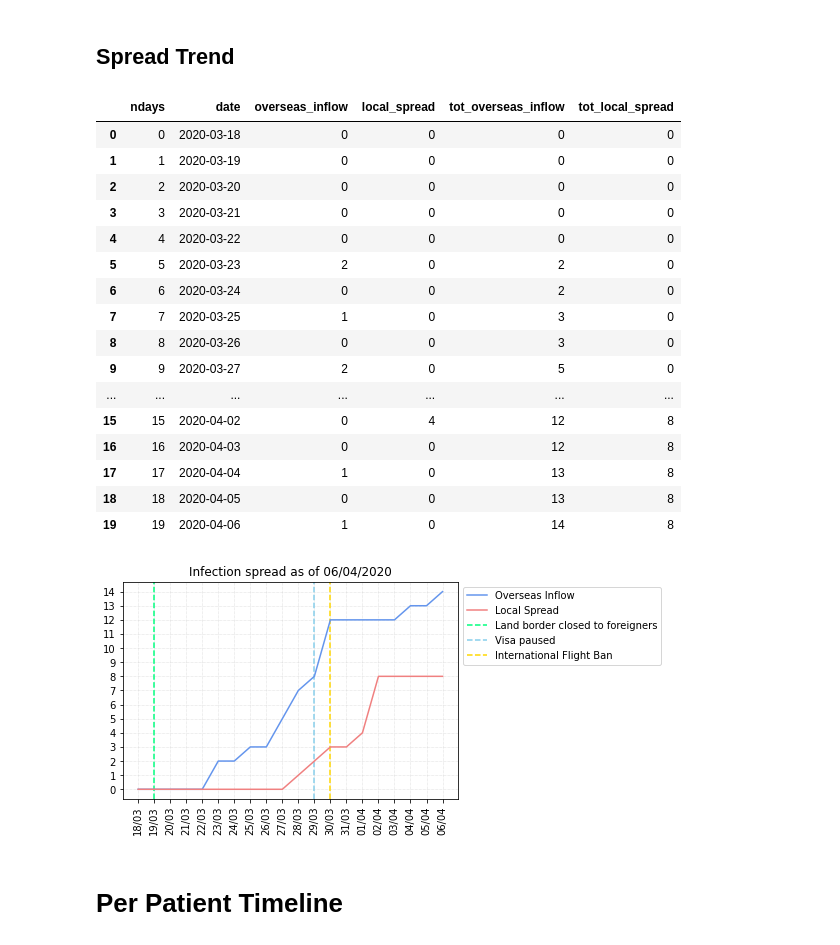
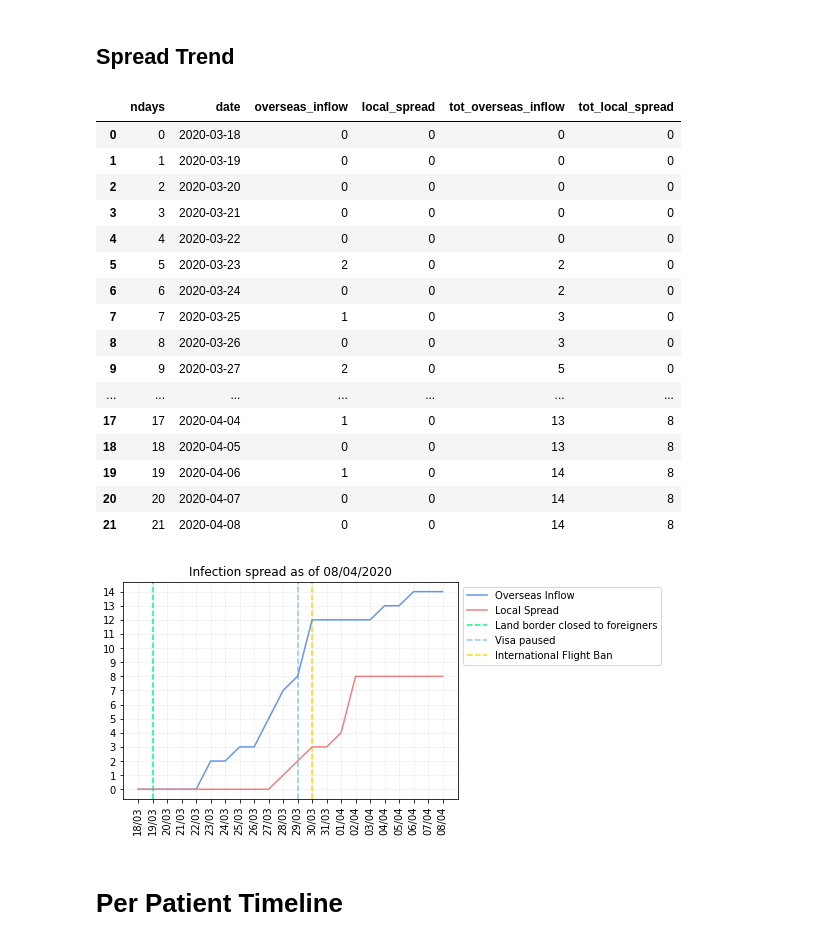
Before and after one commit to finerbrighterlighter/myanmar_covid19, a Jupyter notebook: exponential_growth.ipynb, the cells around one changed output. Saved outputs shown, nothing was run; the diff lists cells and outputs as text; code cells hidden in the pictures.

```diff
--- a/exponential_growth.ipynb
+++ b/exponential_growth.ipynb
@@ -78,7 +79,7 @@ case_df
 | 9 | 2020-04-06 | 1 | 0 |
 # %%
 timeline_df = pd.DataFrame(columns=["ndays","date"])
-timeline_df["ndays"] = np.arange(len(pd.date_range(start=df.ann_date.min(), end=df.ann_date.max())))
+timeline_df["ndays"] = np.arange(len(pd.date_range(start=df.ann_date.min(), end=pd.to_datetime("today"))))
 timeline_df.loc[0,"date"]=df.ann_date.min()
 for i in range(1,len(timeline_df)):
     timeline_df.loc[i,"date"] = timeline_df.loc[i-1,"date"] + pd.Timedelta(days=1)
@@ -157,0 +162,14 @@ files.download(new_cases)
+# %%
+exp_df = pd.DataFrame(columns=["ndays","date"])
+exp_df["ndays"] = np.arange(len(pd.date_range(start=case_df.date.min(), end=pd.to_datetime("today"))))
+exp_df.loc[0,"date"]=case_df.date.min()
+for i in range(1,len(exp_df)):
+    exp_df.loc[i,"date"] = exp_df.loc[i-1,"date"] + pd.Timedelta(days=1)
+    i=i+1
+exp_df["date"] = pd.to_datetime(exp_df["date"])
+exp_df=exp_df.merge(df.groupby(["exp_date"]).size().to_frame("expire"),left_on="date",right_on="exp_date",indicator=False,how='left')
+exp_df["expire"].fillna(0, inplace=True)
+exp_df["date"] = pd.to_datetime(exp_df["date"])
+exp_df["expire"]=exp_df["expire"].astype(int)
+exp_df["total"]=exp_df["expire"].cumsum().astype(int)
+exp_df
@@ -159,7 +217,7 @@ files.download(new_cases)
 ## Spread Trend
 # %%
 spread_trend_df = pd.DataFrame(columns=["ndays","date"])
-spread_trend_df["ndays"] = np.arange(len(pd.date_range(start=case_df.date.min()-pd.Timedelta(days=5), end=case_df.date.max())))
+spread_trend_df["ndays"] = np.arange(len(pd.date_range(start=case_df.date.min()-pd.Timedelta(days=5), end=pd.to_datetime("today"))))
 spread_trend_df.loc[0,"date"]=case_df.date.min()-pd.Timedelta(days=5)
 for i in range(1,len(spread_trend_df)):
     spread_trend_df.loc[i,"date"] = spread_trend_df.loc[i-1,"date"] + pd.Timedelta(days=1)
@@ -187,36 +245,36 @@ spread_trend_df
 | 8 | 8 | 2020-03-26 | 0 | 0 | 3 | 0 |
 | 9 | 9 | 2020-03-27 | 2 | 0 | 5 | 0 |
 | ... | ... | ... | ... | ... | ... | ... |
-| 15 | 15 | 2020-04-02 | 0 | 4 | 12 | 8 |
-| 16 | 16 | 2020-04-03 | 0 | 0 | 12 | 8 |
 | 17 | 17 | 2020-04-04 | 1 | 0 | 13 | 8 |
 | 18 | 18 | 2020-04-05 | 0 | 0 | 13 | 8 |
 | 19 | 19 | 2020-04-06 | 1 | 0 | 14 | 8 |
+| 20 | 20 | 2020-04-07 | 0 | 0 | 14 | 8 |
+| 21 | 21 | 2020-04-08 | 0 | 0 | 14 | 8 |
 # %%
 fig, ax = plt.subplots()
 ax.grid(linestyle=':', linewidth='0.5', color='silver')
 ax.set_axisbelow(True)
 
-xindex = np.arange(len(pd.date_range(start=spread_trend_df.date.min(), end=spread_trend_df.date.max())))
+xindex = np.arange(len(pd.date_range(start=spread_trend_df.date.min(), end=pd.to_datetime("today"))))
 
-plt.xticks(xindex,pd.date_range(start=spread_trend_df.date.min(), end=spread_trend_df.date.max()).strftime('%d/%m'), fontsize=10, rotation=90)
+plt.xticks(xindex,pd.date_range(start=spread_trend_df.date.min(), end=pd.to_datetime("today")).strftime('%d/%m'), fontsize=10, rotation=90)
 plt.gca().yaxis.set_major_locator(mticker.MultipleLocator(1))
 
 land_close_fore = plt.axvline(x=1, color="springgreen", linestyle="--")
 visa_close = plt.axvline(x=11, color="skyblue", linestyle="--")
 air_close = plt.axvline(x=12, color="gold", linestyle="--")
 overseas_inflow = plt.plot(xindex, spread_trend_df["tot_overseas_inflow"], color="cornflowerblue")
 local_spread = plt.plot(xindex, spread_trend_df["tot_local_spread"], color="lightcoral")
 
-plt.title("Infection spread as of "+str(spread_trend_df.date.max().strftime("%d/%m/%Y")))
+plt.title("Infection spread as of "+str(pd.to_datetime("today").strftime("%d/%m/%Y")))
 plt.legend((overseas_inflow[0],local_spread[0],land_close_fore,visa_close,air_close), ("Overseas Inflow", "Local Spread","Land border closed to foreigners","Visa paused","International Flight Ban"),loc='upper left', bbox_to_anchor=(1, 1))
 
-spread = str(df["ann_date"][df.index[-1]])+"_spread.svg"
+spread = str(pd.to_datetime("today").strftime("%d-%m-%Y"))+"_spread.svg"
 plt.savefig(spread, bbox_inches = "tight")
 plt.show()
 files.download(spread)
 # %% [output]
-[figure, old version]
+[figure, new version]
 # %% [markdown]
 # Per Patient Timeline
 # %%
```
Also changed, not shown: parts of 17 cells of this notebook.
